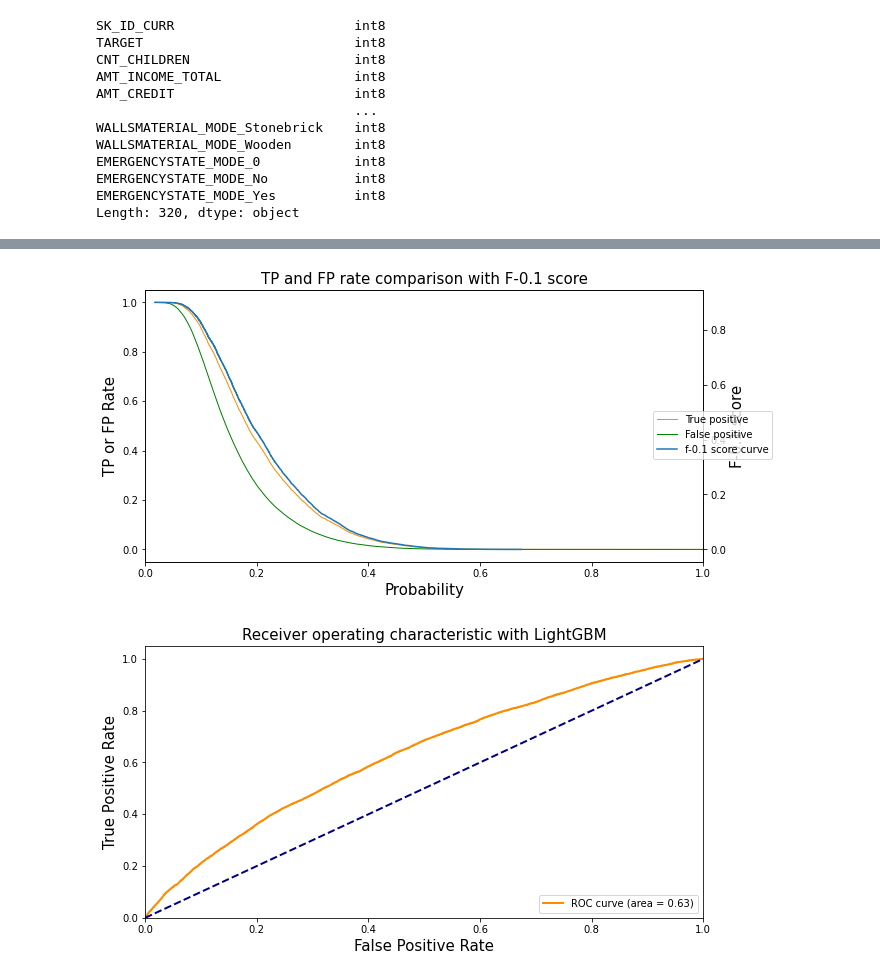
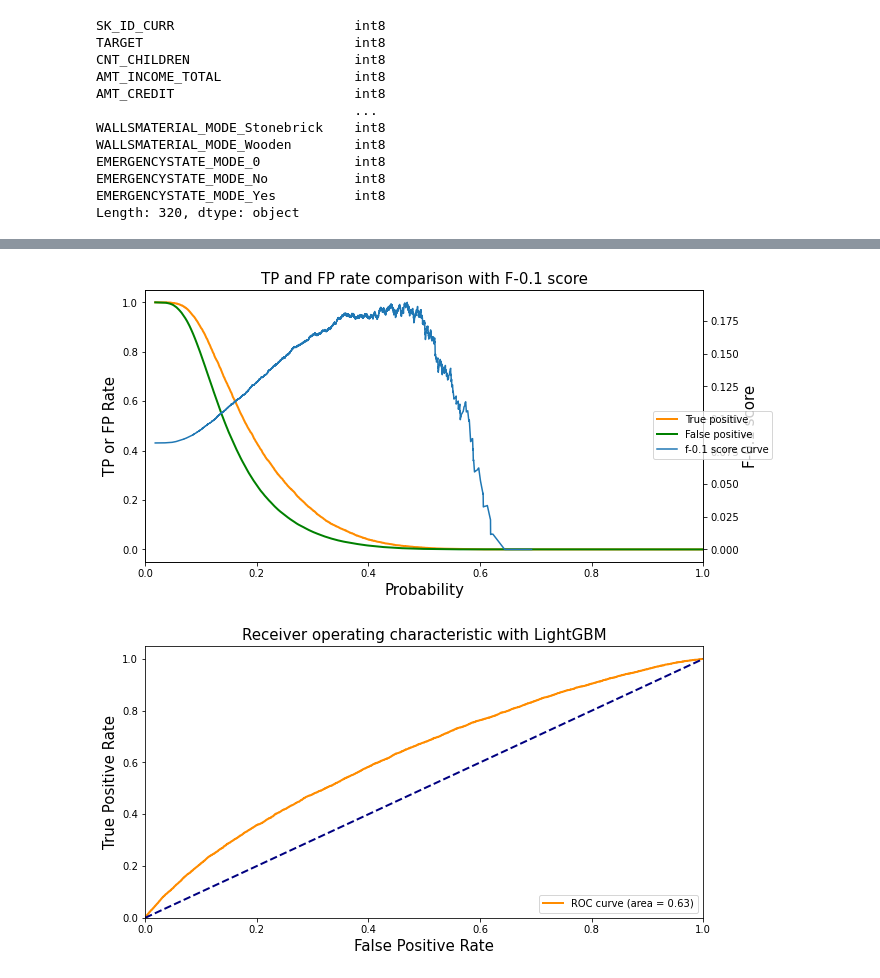
Before and after one commit to BalakissaFANE/P7_scoring, a Jupyter notebook: Fane_Balakissa_Modelisation_08_2022.ipynb, the cells around one changed output, grey strips where cells are left out. Drawn from its saved outputs; the diff is of its cells as text; code cells hidden in the pictures.

```diff
--- a/Fane_Balakissa_Modelisation_08_2022.ipynb
+++ b/Fane_Balakissa_Modelisation_08_2022.ipynb
@@ -979,7 +871,7 @@ EMERGENCYSTATE_MODE_Yes          int8
 Length: 320, dtype: object
 # %%
 #Permet de produire la courbe du fbeta score
-def fbscore (X, y, beta = 10):
+def fbscore (X, y, beta = 1):
 
     pre, rec, thresh = precision_recall_curve(X, y)
     pre = pre[:-1]
@@ -1148,7 +1038,7 @@ from sklearn.metrics import roc_curve, roc_auc_score
 fpr, tpr, thresh2 = roc_curve(data_train_T["TARGET"], pred_train)
 auc = roc_auc_score(data_train_T["TARGET"], pred_train)
 # %%
-fbres, thresh = fbscore(data_train_T["TARGET"], pred_train, 10)
+fbres, thresh = fbscore(data_train_T["TARGET"], pred_train, 0.1)
 prec, rec, _ = precision_recall_curve(data_train_T["TARGET"], pred_train)
 # %%
 fig = plt.figure(1, figsize=(10, 5))
@@ -1156,39 +1046,39 @@ fig = plt.figure(1, figsize=(10, 5))
 
 ax1 = plt.subplot()
 #fig, ax1 = plt.subplots()
-lw = 1
+lw = 2
 ax1.plot(
     thresh2,
     tpr,
     color="darkorange",
     lw=lw,
     label="True positive" % auc,
 )
 ax1.plot(
     thresh2,
     fpr,
     color="green",
     lw=lw,
     label="False positive" % auc,
 )
 
 ax1.set_xlabel("Probability",fontsize = 15)
 ax1.set_ylabel("TP or FP Rate", fontsize = 15)
 ax1.set_xlim([0,1])
 
 ax2 = ax1.twinx()
 ax2.plot(
     thresh,
     fbres,
     label="f-0.1 score curve")
 ax2.set_ylabel("F-0.1 score",fontsize = 15)
 
 
 ax1.set_title("TP and FP rate comparison with F-0.1 score", fontsize = 15)
 fig.legend(loc = 'right')
 fig.show()
 # %% [output]
-[figure, old version]
+[figure, new version]
 # %%
 fig = plt.figure(1, figsize=(10, 5))
 
```
Also changed, not shown: parts of 56 cells of this notebook, 1 other file.
